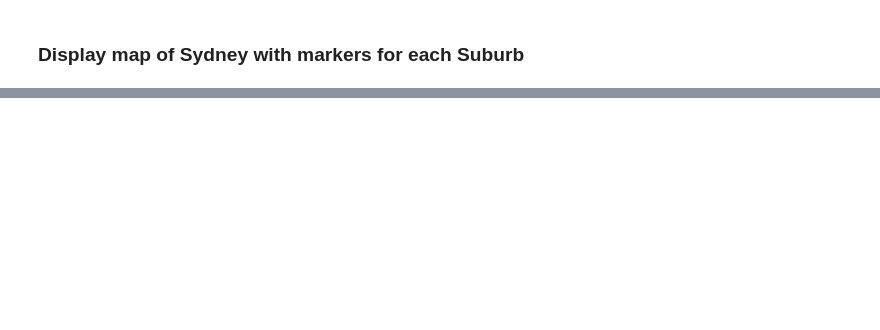
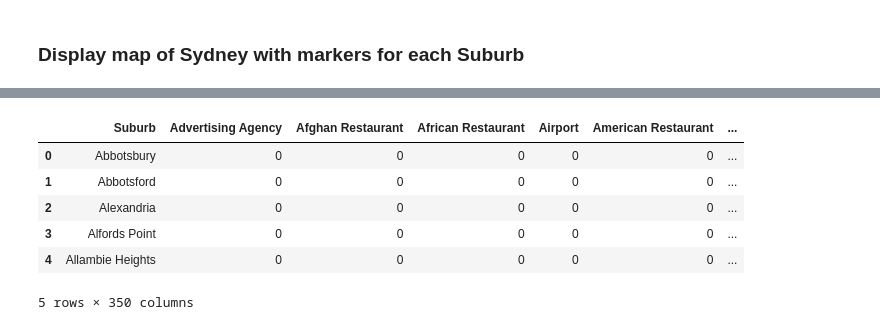
Before and after one commit to Cbro64/Coursera_Capstone, a Jupyter notebook: Coursera Capstone.ipynb, the cells around one changed output, grey strips where cells are left out. Cells and saved outputs as stored; diff of their text form; code cells hidden in the pictures; blank space fills up the shorter version.

```diff
--- a/Coursera Capstone.ipynb
+++ b/Coursera Capstone.ipynb
@@ -193,0 +255,12 @@ Name: Bar, dtype: uint8
+# %%
+profilesWithValue = pd.merge(profiles, prices, on=['Suburb'])
+# %%
+profilesWithValue.head()
+# %% [output]
+|  | Suburb | Advertising Agency | Afghan Restaurant | African Restaurant | Airport | American Restaurant | ... |
+| 0 | Abbotsbury | 0 | 0 | 0 | 0 | 0 | ... |
+| 1 | Abbotsford | 0 | 0 | 0 | 0 | 0 | ... |
+| 2 | Alexandria | 0 | 0 | 0 | 0 | 0 | ... |
+| 3 | Alfords Point | 0 | 0 | 0 | 0 | 0 | ... |
+| 4 | Allambie Heights | 0 | 0 | 0 | 0 | 0 | ... |
+5 rows × 350 columns
```
Also changed, not shown: parts of 19 cells of this notebook.
